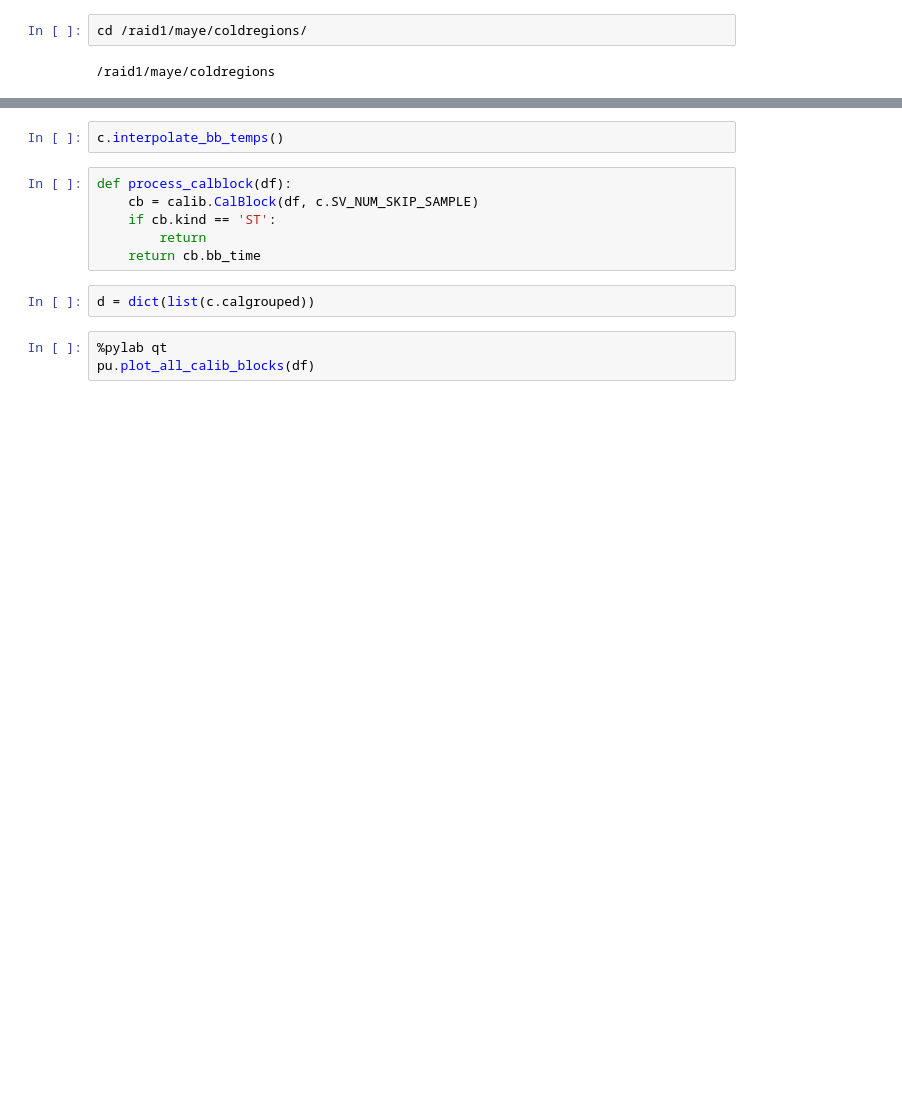
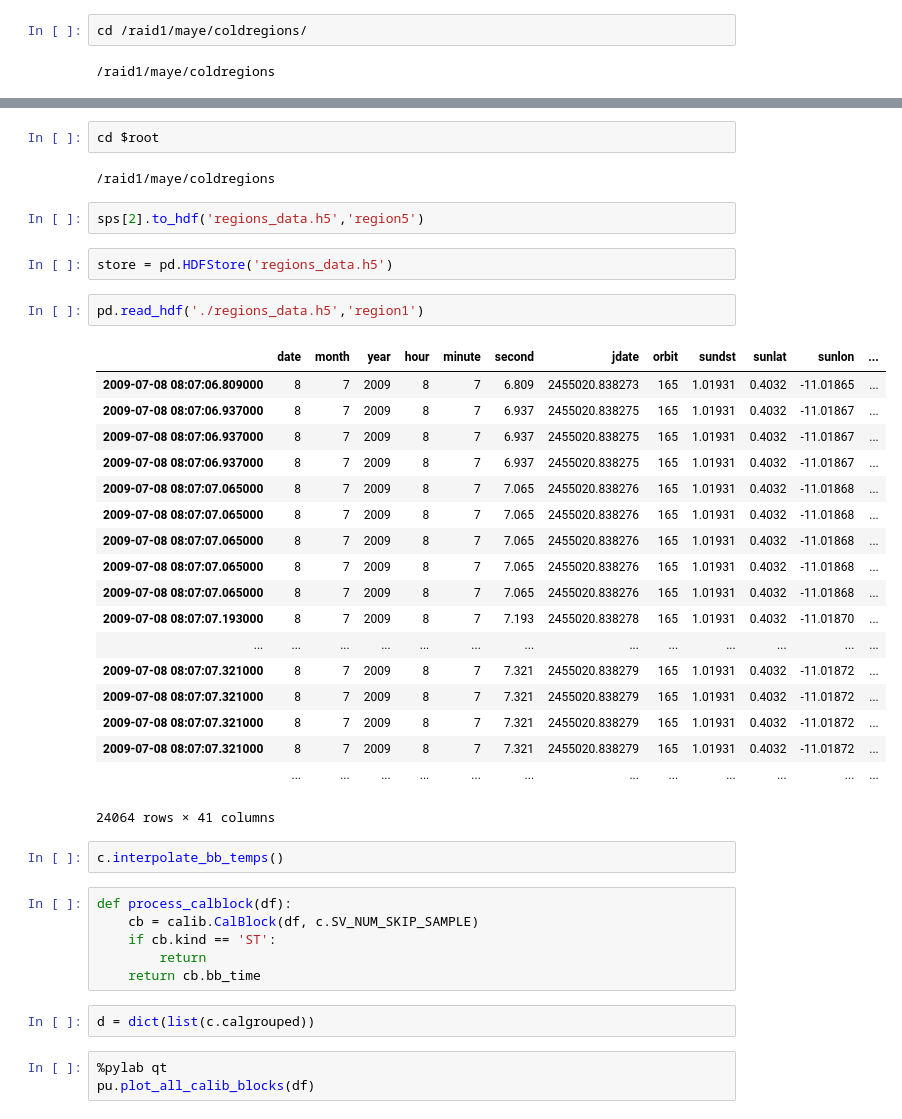
Before and after one commit to lro-diviner/divcalib, a Jupyter notebook: notebooks/AGU13.ipynb, the cells around one changed output, grey strips where cells are left out. Saved outputs shown, nothing was run; the diff lists cells and outputs as text; blank space fills up the shorter version.

Commit message:
saved all region data as h5. fixed function name bug

```diff
--- a/notebooks/AGU13.ipynb
+++ b/notebooks/AGU13.ipynb
@@ -26,3 +46,32 @@ Appending 2009080421 on the right.
+# %%
+cd $root
+# %% [output]
+/raid1/maye/coldregions
+# %%
+sps[2].to_hdf('regions_data.h5','region5')
+# %%
+store = pd.HDFStore('regions_data.h5')
+# %%
+pd.read_hdf('./regions_data.h5','region1')
+# %% [output]
+|  | date | month | year | hour | minute | second | jdate | orbit | sundst | sunlat | sunlon | ... |
+| 2009-07-08 08:07:06.809000 | 8 | 7 | 2009 | 8 | 7 | 6.809 | 2455020.838273 | 165 | 1.01931 | 0.4032 | -11.01865 | ... |
+| 2009-07-08 08:07:06.937000 | 8 | 7 | 2009 | 8 | 7 | 6.937 | 2455020.838275 | 165 | 1.01931 | 0.4032 | -11.01867 | ... |
+| 2009-07-08 08:07:06.937000 | 8 | 7 | 2009 | 8 | 7 | 6.937 | 2455020.838275 | 165 | 1.01931 | 0.4032 | -11.01867 | ... |
+| 2009-07-08 08:07:06.937000 | 8 | 7 | 2009 | 8 | 7 | 6.937 | 2455020.838275 | 165 | 1.01931 | 0.4032 | -11.01867 | ... |
+| 2009-07-08 08:07:07.065000 | 8 | 7 | 2009 | 8 | 7 | 7.065 | 2455020.838276 | 165 | 1.01931 | 0.4032 | -11.01868 | ... |
+| 2009-07-08 08:07:07.065000 | 8 | 7 | 2009 | 8 | 7 | 7.065 | 2455020.838276 | 165 | 1.01931 | 0.4032 | -11.01868 | ... |
+| 2009-07-08 08:07:07.065000 | 8 | 7 | 2009 | 8 | 7 | 7.065 | 2455020.838276 | 165 | 1.01931 | 0.4032 | -11.01868 | ... |
+| 2009-07-08 08:07:07.065000 | 8 | 7 | 2009 | 8 | 7 | 7.065 | 2455020.838276 | 165 | 1.01931 | 0.4032 | -11.01868 | ... |
+| 2009-07-08 08:07:07.065000 | 8 | 7 | 2009 | 8 | 7 | 7.065 | 2455020.838276 | 165 | 1.01931 | 0.4032 | -11.01868 | ... |
+| 2009-07-08 08:07:07.193000 | 8 | 7 | 2009 | 8 | 7 | 7.193 | 2455020.838278 | 165 | 1.01931 | 0.4032 | -11.01870 | ... |
+| ... | ... | ... | ... | ... | ... | ... | ... | ... | ... | ... | ... | ... |
+| 2009-07-08 08:07:07.321000 | 8 | 7 | 2009 | 8 | 7 | 7.321 | 2455020.838279 | 165 | 1.01931 | 0.4032 | -11.01872 | ... |
+| 2009-07-08 08:07:07.321000 | 8 | 7 | 2009 | 8 | 7 | 7.321 | 2455020.838279 | 165 | 1.01931 | 0.4032 | -11.01872 | ... |
+| 2009-07-08 08:07:07.321000 | 8 | 7 | 2009 | 8 | 7 | 7.321 | 2455020.838279 | 165 | 1.01931 | 0.4032 | -11.01872 | ... |
+| 2009-07-08 08:07:07.321000 | 8 | 7 | 2009 | 8 | 7 | 7.321 | 2455020.838279 | 165 | 1.01931 | 0.4032 | -11.01872 | ... |
+|  | ... | ... | ... | ... | ... | ... | ... | ... | ... | ... | ... | ... |
+24064 rows × 41 columns
 # %%
 c.interpolate_bb_temps()
 # %%
```
Also changed, not shown: parts of 4 cells of this notebook, 2 other files.
